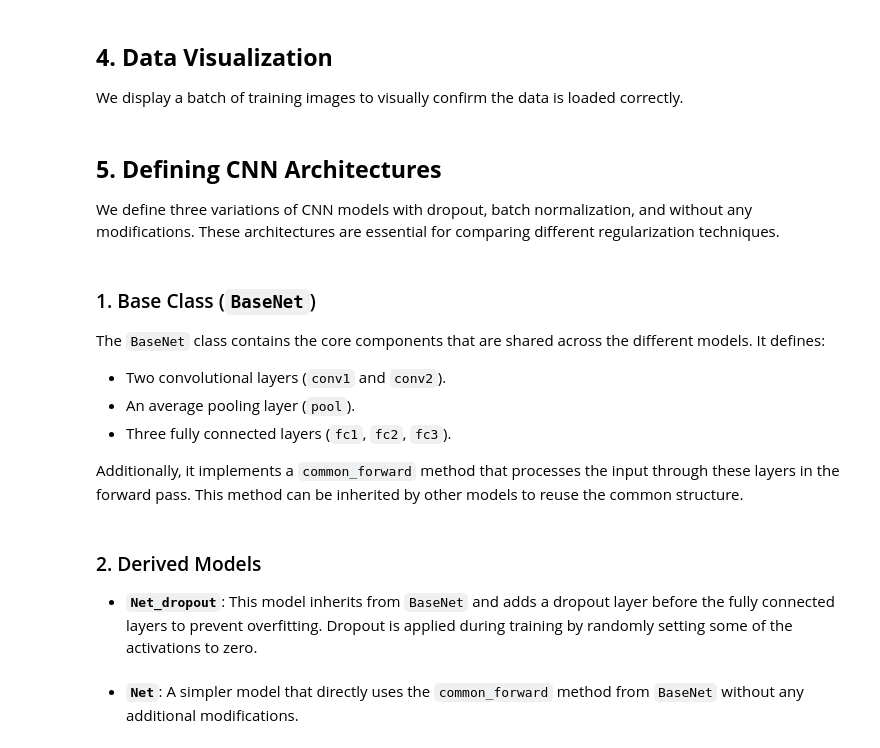
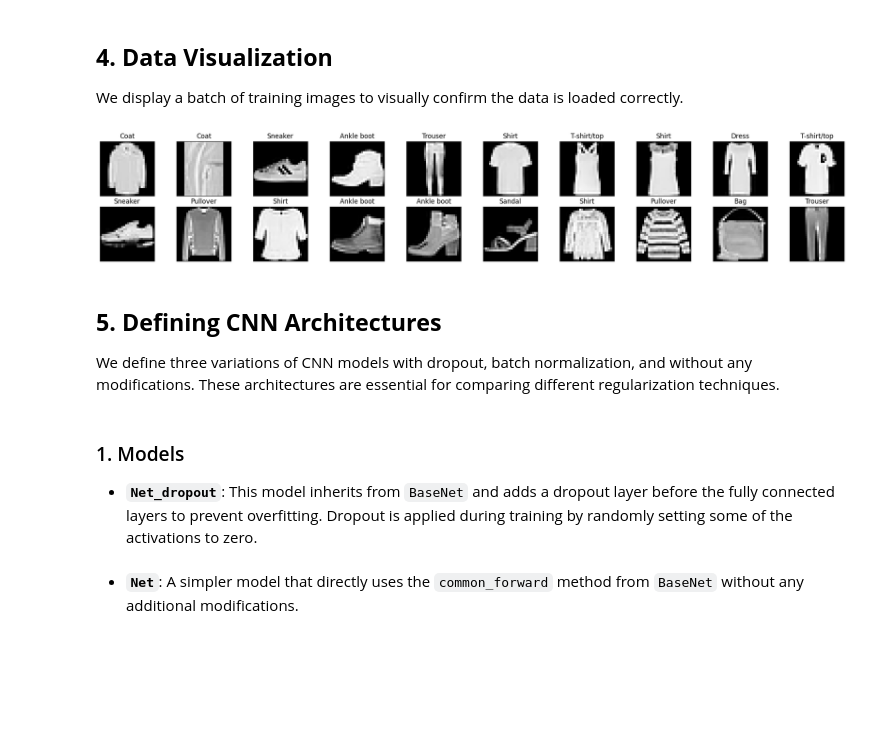
Before and after one commit to lior5egal/Deep-Learning-0512-436201, a Jupyter notebook: HW1_Split_nb/EX1_Practical.ipynb, the cells around one changed output. Cells and saved outputs as stored; diff of their text form; code cells hidden in the pictures; blank space fills up the shorter version.

```diff
--- a/HW1_Split_nb/EX1_Practical.ipynb
+++ b/HW1_Split_nb/EX1_Practical.ipynb
@@ -84,28 +88,26 @@ We display a batch of training images to visually confirm the data is loaded cor
 # %%
 def imshow(img):
     img = img / 2 + 0.5  # unnormalize
     plt.imshow(np.transpose(img, (1, 2, 0)), cmap='gray')
 
 dataiter = iter(train_loader)
 images, labels = next(dataiter)
 images = images.numpy()
 
 # plot the images in the batch, along with the corresponding labels
+num_of_images_to_display = 20
 fig = plt.figure(figsize=(25, 4))
-for idx in np.arange(20):
-    ax = fig.add_subplot(2, 10, idx + 1, xticks=[], yticks=[])
+for idx in np.arange(num_of_images_to_display):
+    ax = fig.add_subplot(2, int(num_of_images_to_display/2), int(idx + 1), xticks=[], yticks=[])
     imshow(images[idx])
     ax.set_title(classes[labels[idx]])
+# %% [output]
+[figure, added]
 # %% [markdown]
 ## **5. Defining CNN Architectures**
 We define three variations of CNN models with dropout, batch normalization, and without any modifications. These architectures are essential for comparing different regularization techniques.
-# %% [markdown]
-### 1. Base Class (`BaseNet`)
-
-The `BaseNet` class contains the core components that are shared across the different models. It defines:
-- Two convolutional layers (`conv1` and `conv2`).
-- An average pooling layer (`pool`).
-- Three fully connected layers (`fc1`, `fc2`, `fc3`).
-
-Additionally, it implements a `common_forward` method that processes the input through these layers in the forward pass. This method can be inherited by other models to reuse the common structure.
+# %% [markdown]
+### 1. Models
+
+- **`Net_dropout`**: This model inherits from `BaseNet` and adds a dropout layer before the fully connected layers to prevent overfitting. Dropout is applied during training by randomly setting some of the activations to zero.
 # %%
@@ -130,4 +151,0 @@ class BaseNet(nn.Module):
-# %% [markdown]
-### 2. Derived Models
-
-- **`Net_dropout`**: This model inherits from `BaseNet` and adds a dropout layer before the fully connected layers to prevent overfitting. Dropout is applied during training by randomly setting some of the activations to zero.
```
Also changed, not shown: parts of 13 cells of this notebook.
